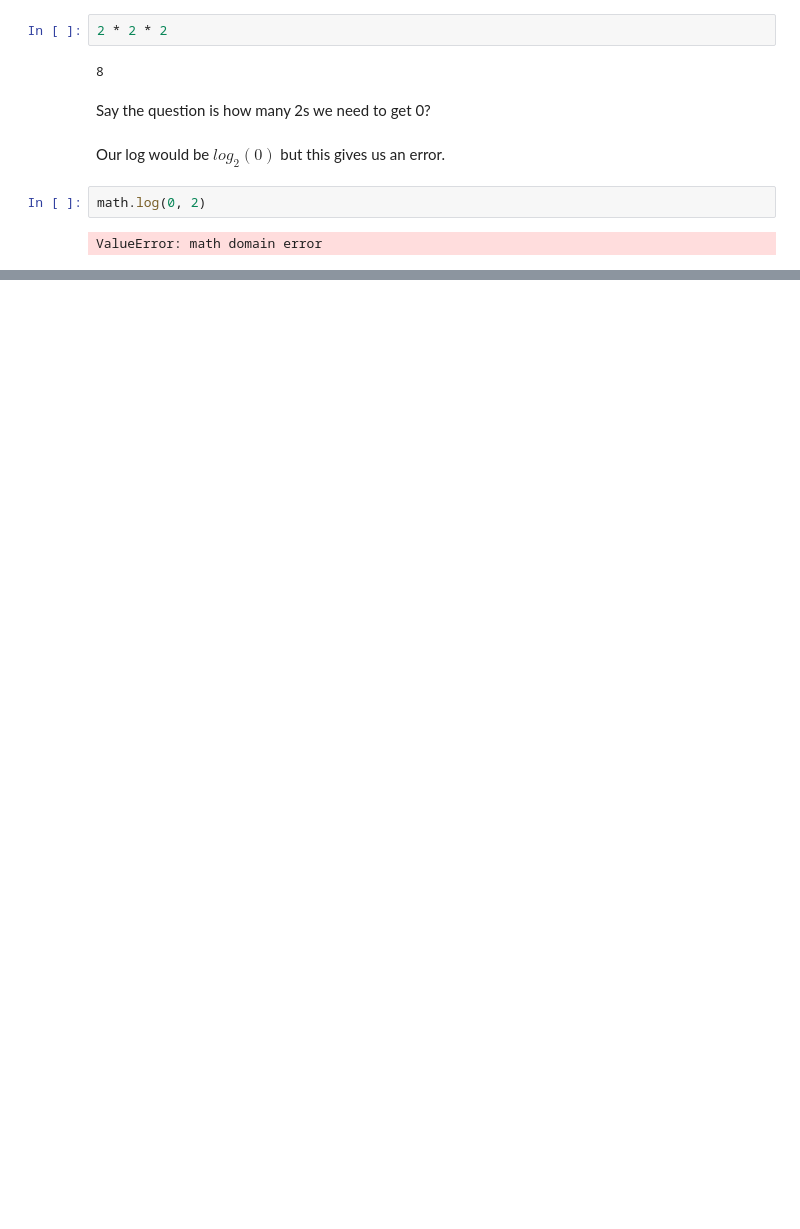
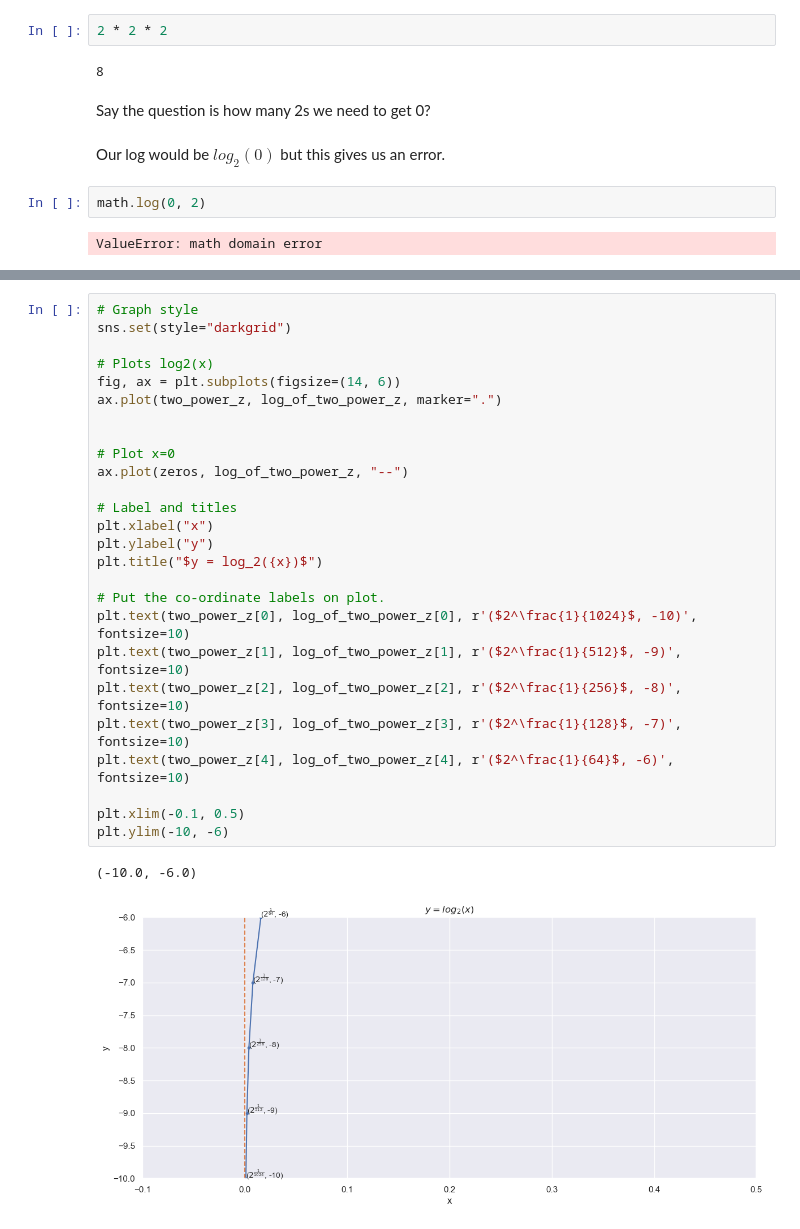
Before and after one commit to ShaneOG2/fund-data-analysis-assessment, a Jupyter notebook: Practicals/Regular Tasks/Information.ipynb, the cells around one changed output, grey strips where cells are left out. Drawn from its saved outputs; the diff is of its cells as text; blank space fills up the shorter version.

```diff
--- a/Practicals/Regular Tasks/Information.ipynb
+++ b/Practicals/Regular Tasks/Information.ipynb
@@ -196,0 +225,29 @@ Text(0.5, 1.0, '$y = log_2({x})$')
+# %%
+# Graph style
+sns.set(style="darkgrid")
+
+# Plots log2(x)
+fig, ax = plt.subplots(figsize=(14, 6))
+ax.plot(two_power_z, log_of_two_power_z, marker=".")
+
+
+# Plot x=0
+ax.plot(zeros, log_of_two_power_z, "--")
+
+# Label and titles
+plt.xlabel("x")
+plt.ylabel("y")
+plt.title("$y = log_2({x})$")
+
+# Put the co-ordinate labels on plot.
+plt.text(two_power_z[0], log_of_two_power_z[0], r'($2^\frac{1}{1024}$, -10)', fontsize=10)
+plt.text(two_power_z[1], log_of_two_power_z[1], r'($2^\frac{1}{512}$, -9)', fontsize=10)
+plt.text(two_power_z[2], log_of_two_power_z[2], r'($2^\frac{1}{256}$, -8)', fontsize=10)
+plt.text(two_power_z[3], log_of_two_power_z[3], r'($2^\frac{1}{128}$, -7)', fontsize=10)
+plt.text(two_power_z[4], log_of_two_power_z[4], r'($2^\frac{1}{64}$, -6)', fontsize=10)
+
+plt.xlim(-0.1, 0.5)
+plt.ylim(-10, -6)
+# %% [output]
+(-10.0, -6.0)
+[figure, added]
```
Also changed, not shown: parts of 13 cells of this notebook.
